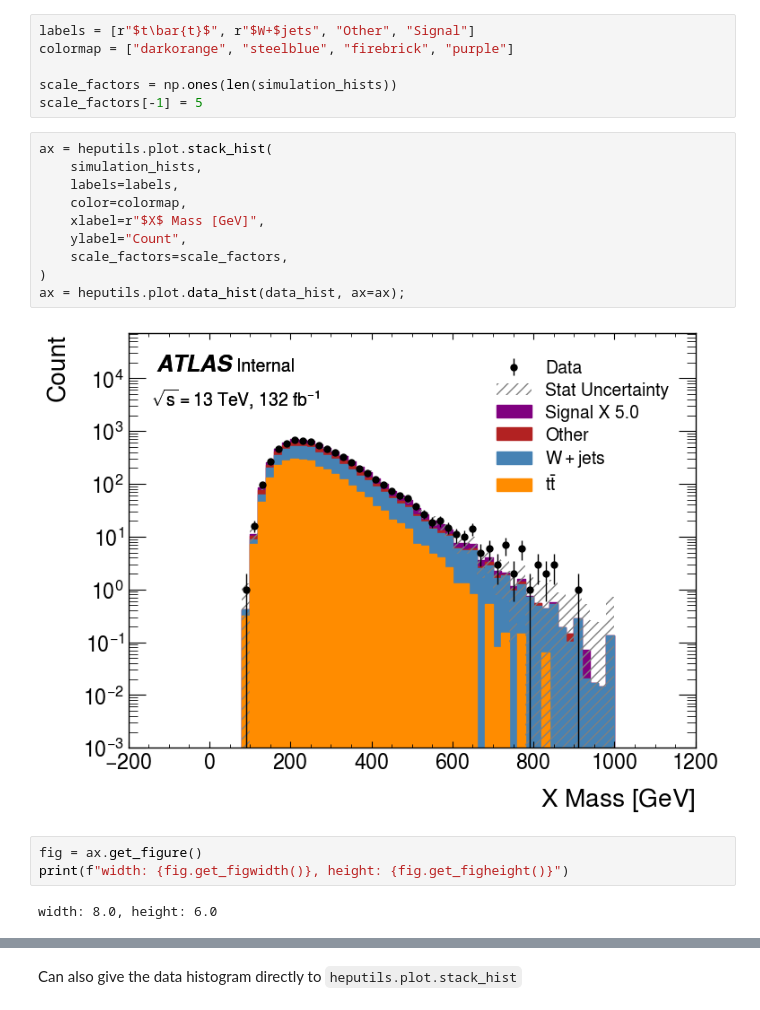
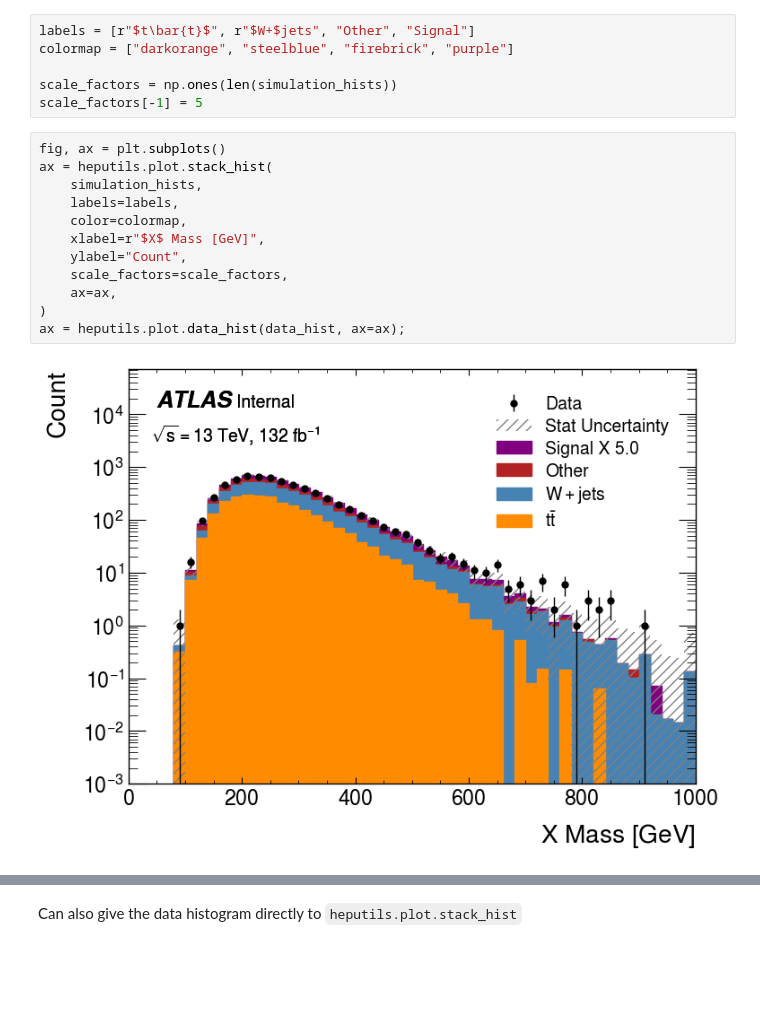
Before and after one commit to matthewfeickert/heputils, a Jupyter notebook: examples/dev-example.ipynb, the cells around one changed output, grey strips where cells are left out. Cells and saved outputs as stored; diff of their text form; blank space fills up the shorter version.

```diff
--- a/examples/dev-example.ipynb
+++ b/examples/dev-example.ipynb
@@ -26,19 +26,16 @@ colormap = ["darkorange", "steelblue", "firebrick", "purple"]
 scale_factors = np.ones(len(simulation_hists))
 scale_factors[-1] = 5
 # %%
+fig, ax = plt.subplots()
 ax = heputils.plot.stack_hist(
     simulation_hists,
     labels=labels,
     color=colormap,
     xlabel=r"$X$ Mass [GeV]",
     ylabel="Count",
     scale_factors=scale_factors,
+    ax=ax,
 )
 ax = heputils.plot.data_hist(data_hist, ax=ax);
 # %% [output]
-[figure, old version]
+[figure, new version]
-# %%
-fig = ax.get_figure()
-print(f"width: {fig.get_figwidth()}, height: {fig.get_figheight()}")
-# %% [output]
-width: 8.0, height: 6.0
```
Also changed, not shown: parts of 14 cells of this notebook.
